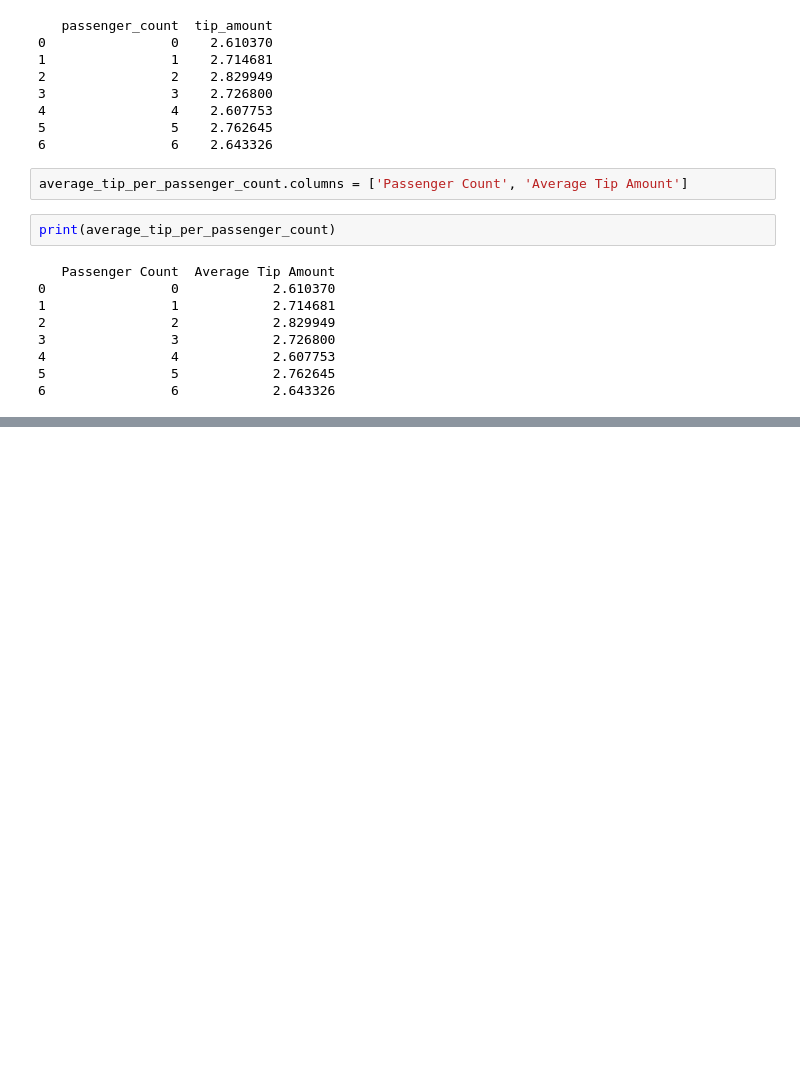
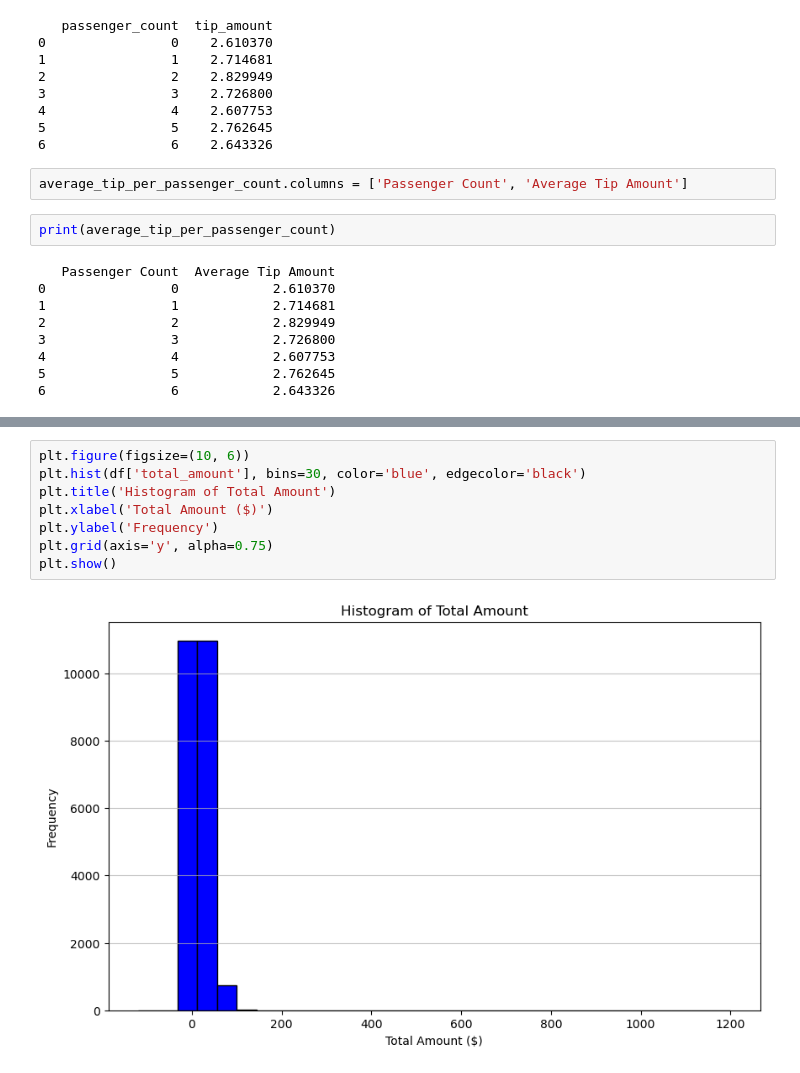
Before and after one commit to PayalTeyungg/yellow_taxi_data_analysis, a Jupyter notebook: assignment.ipynb, the cells around one changed output, grey strips where cells are left out. Saved outputs shown, nothing was run; the diff lists cells and outputs as text; blank space fills up the shorter version.

```diff
--- a/assignment.ipynb
+++ b/assignment.ipynb
@@ -324,0 +446,10 @@ Here we have calculated the average tip amount according the passenger count.
+# %%
+plt.figure(figsize=(10, 6))
+plt.hist(df['total_amount'], bins=30, color='blue', edgecolor='black')
+plt.title('Histogram of Total Amount')
+plt.xlabel('Total Amount ($)')
+plt.ylabel('Frequency')
+plt.grid(axis='y', alpha=0.75)
+plt.show()
+# %% [output]
+[figure, added]
```
Also changed, not shown: parts of 58 cells of this notebook.
